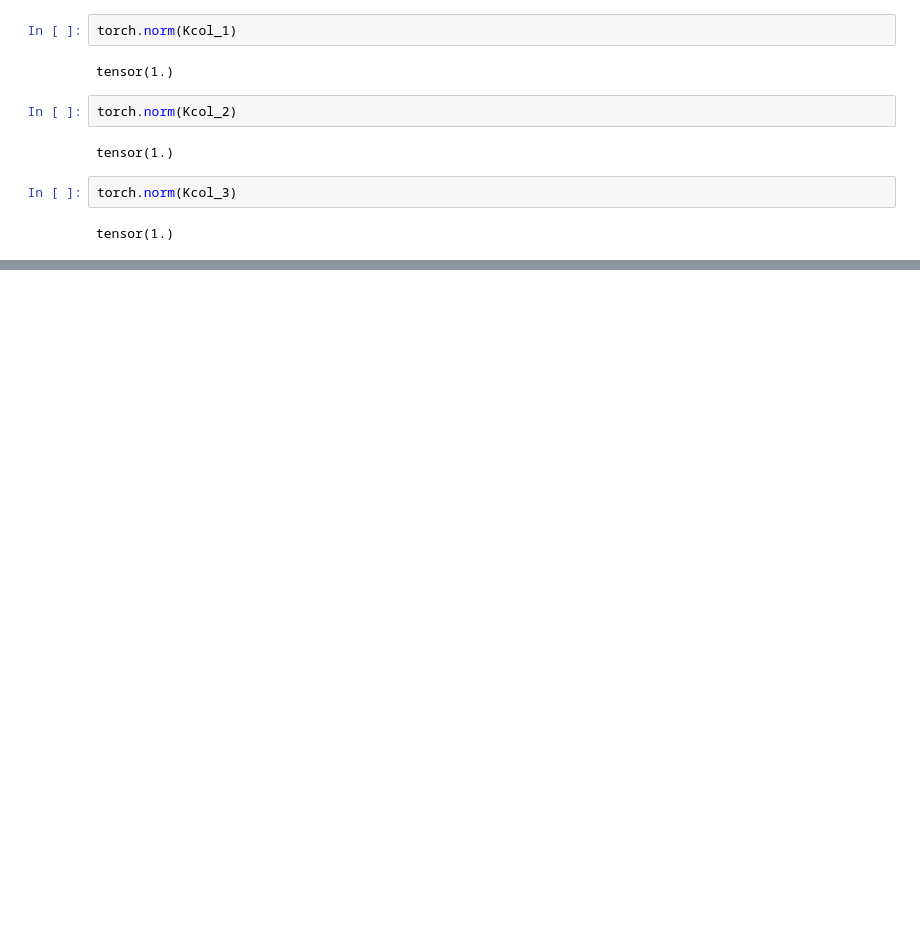
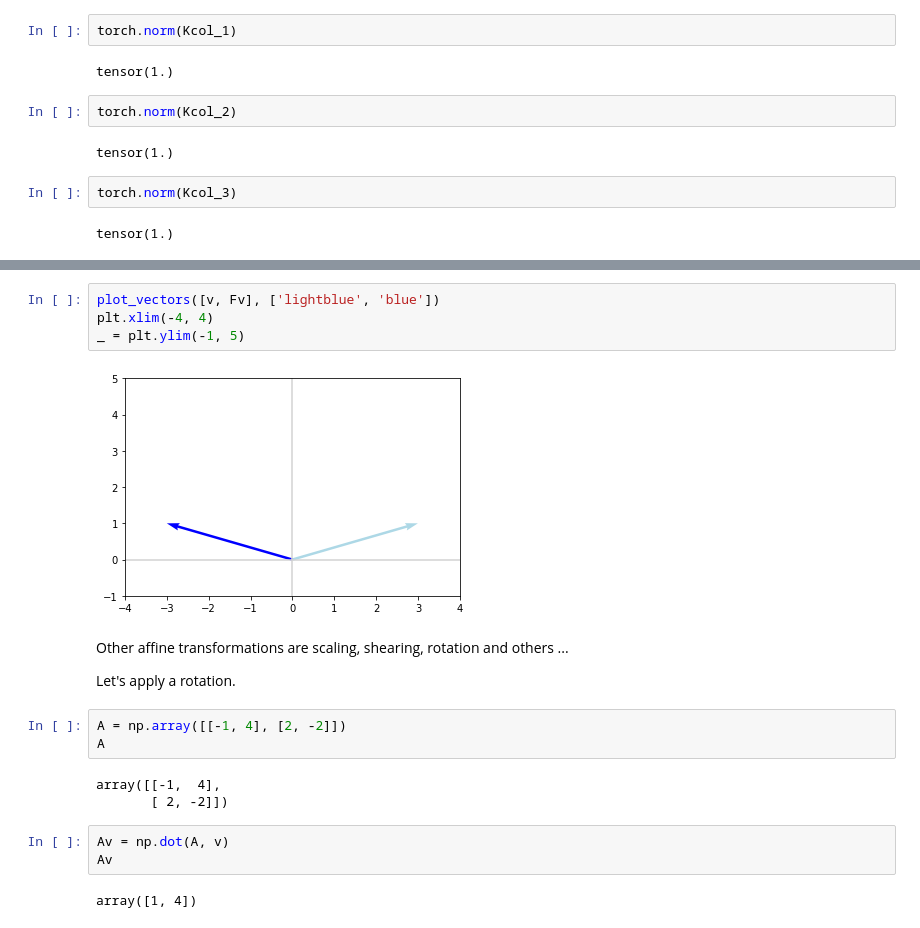
Before and after one commit to EricvanLessen/data-science-and-machine-learning, a Jupyter notebook: mathematical-foundations-of-machine-learning/mathematical-foundations-of-machine-learning.ipynb, the cells around one changed output, grey strips where cells are left out. Saved outputs shown, nothing was run; the diff lists cells and outputs as text; blank space fills up the shorter version.

```diff
--- a/mathematical-foundations-of-machine-learning/mathematical-foundations-of-machine-learning.ipynb
+++ b/mathematical-foundations-of-machine-learning/mathematical-foundations-of-machine-learning.ipynb
@@ -1010,0 +1088,21 @@ tensor([[1.0000, 0.0000, 0.0000],
+# %%
+plot_vectors([v, Fv], ['lightblue', 'blue'])
+plt.xlim(-4, 4)
+_ = plt.ylim(-1, 5)
+# %% [output]
+[figure, added]
+# %% [markdown]
+Other affine transformations are scaling, shearing, rotation and others ...
+
+Let's apply a rotation.
+# %%
+A = np.array([[-1, 4], [2, -2]])
+A
+# %% [output]
+array([[-1,  4],
+       [ 2, -2]])
+# %%
+Av = np.dot(A, v)
+Av
+# %% [output]
+array([1, 4])
```
Also changed, not shown: parts of 32 cells of this notebook.
